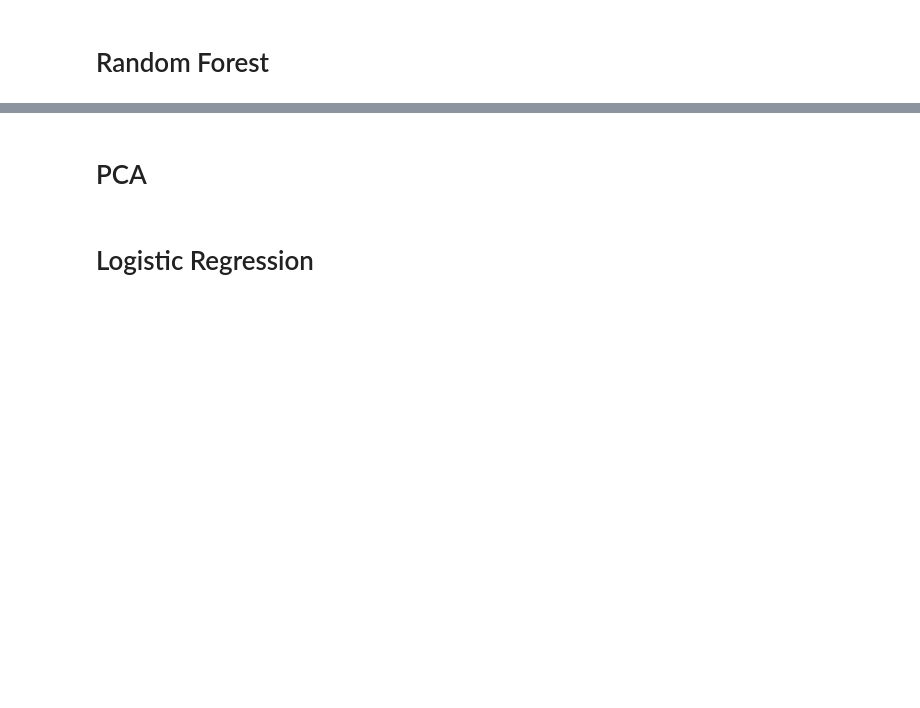
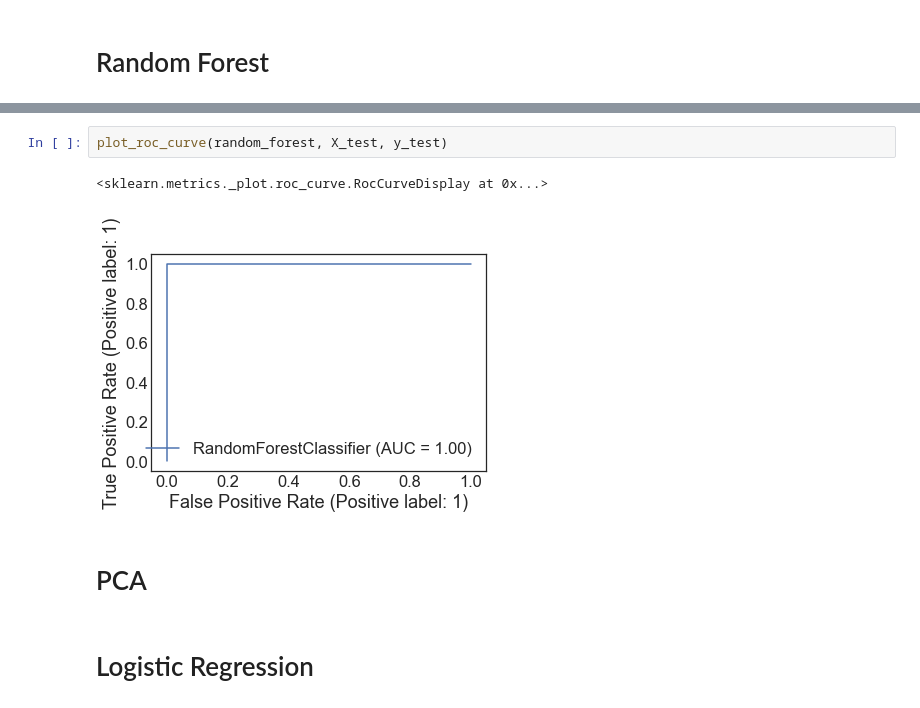
Before and after one commit to ccvale/Divorce-Datatset-Analysis, a Jupyter notebook: divorces.ipynb, the cells around one changed output, grey strips where cells are left out. Saved outputs shown, nothing was run; the diff lists cells and outputs as text; blank space fills up the shorter version.

```diff
--- a/divorces.ipynb
+++ b/divorces.ipynb
@@ -347,6 +361,11 @@ print("Testing sample:  ",pipe.score(X_test, y_test),'\n')
 Random Forest
 Training sample:  1.0
 Testing sample:   0.9807692307692307
+# %%
+plot_roc_curve(random_forest, X_test, y_test)
+# %% [output]
+<sklearn.metrics._plot.roc_curve.RocCurveDisplay at 0x...>
+[figure, added]
 # %% [markdown]
 # PCA
 # %% [markdown]
```
Also changed, not shown: parts of 32 cells of this notebook, 2 other files.
